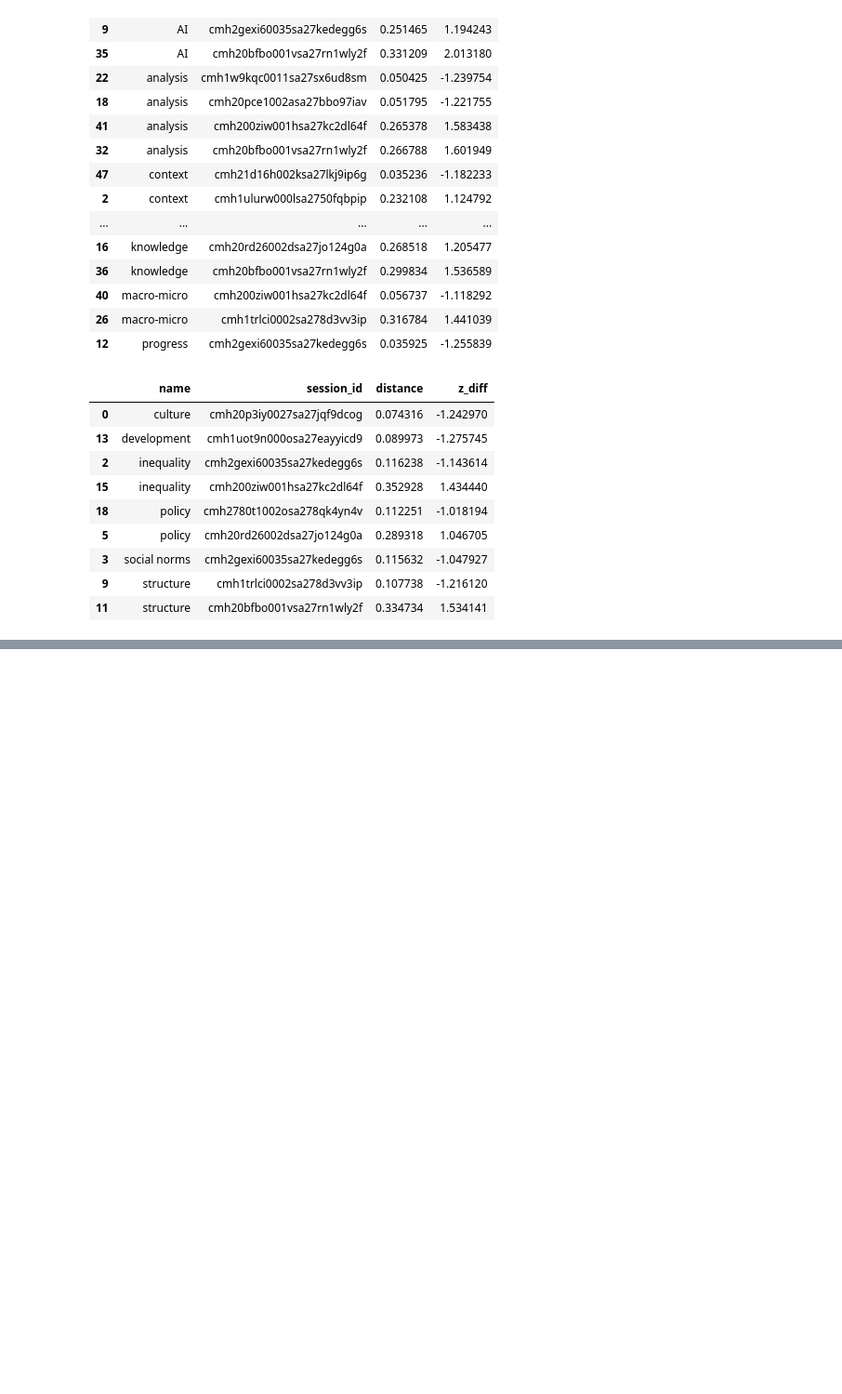
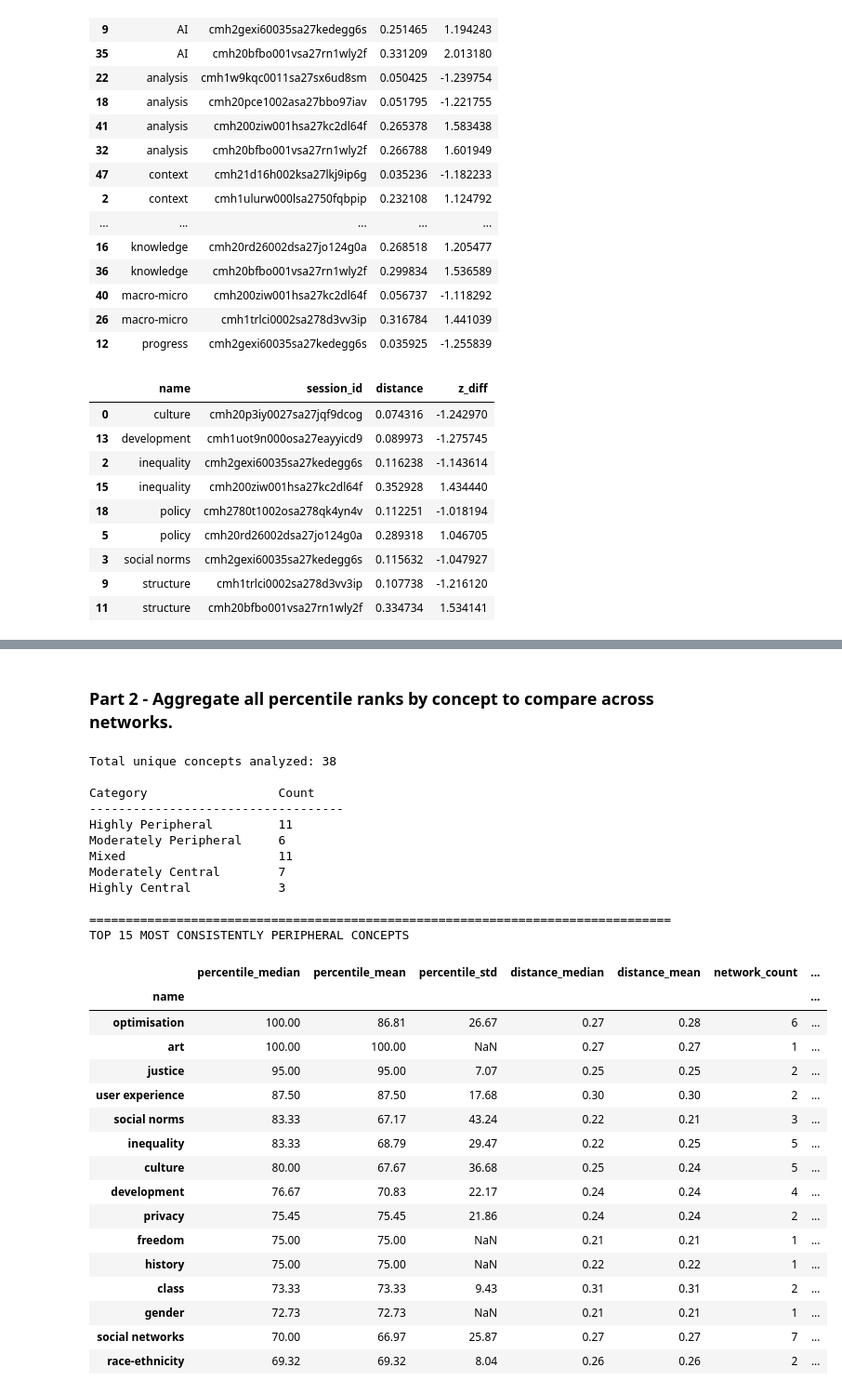
Before and after one commit to isaacbacker/GroupPres_SDS, a Jupyter notebook: Notebooks/network_analysis_group_project.ipynb, the cells around one changed output, grey strips where cells are left out. Shown at 93% size. Saved outputs shown, nothing was run; the diff lists cells and outputs as text; code cells hidden in the pictures; blank space fills up the shorter version.

Commit message:
Added my section of the code for the group presentation

```diff
--- a/Notebooks/network_analysis_group_project.ipynb
+++ b/Notebooks/network_analysis_group_project.ipynb
@@ -943,0 +1022,77 @@ cmh20rd26002dsa27jo124g0a: edges rows = 12
+# %% [markdown]
+### Part 2 - Aggregate all percentile ranks by concept to compare across networks.
+# %%
+## Part 2: Aggregate across networks to find consistently peripheral concepts
+
+# Aggregate percentile ranks for each concept across all networks
+df_concept_isolation = df_percentiles.groupby('name').agg({
+    'percentile_rank': ['median', 'mean', 'std'],
+    'mean_distance': ['median', 'mean'],
+    'session_id': 'count'  # How many networks this concept appears in
+}).round(2)
+
+# Flatten column names for easier access
+df_concept_isolation.columns = [
+    'percentile_median', 'percentile_mean', 'percentile_std',
+    'distance_median', 'distance_mean', 'network_count'
+]
+
+# Sort by median percentile rank (highest = most consistently peripheral)
+df_concept_isolation.sort_values('percentile_median', ascending=False, inplace=True)
+
+# Add interpretation column
+def interpret_isolation(percentile):
+    if percentile >= 75:
+        return 'Highly Peripheral'
+    elif percentile >= 60:
+        return 'Moderately Peripheral'
+    elif percentile <= 25:
+        return 'Highly Central'
+    elif percentile <= 40:
+        return 'Moderately Central'
+    else:
+        return 'Mixed'
+
+df_concept_isolation['isolation_category'] = df_concept_isolation['percentile_median'].apply(interpret_isolation)
+
+
+print(f"\nTotal unique concepts analyzed: {len(df_concept_isolation)}")
+print(f"\n{'Category':<25} {'Count':<10}")
+print("-" * 35)
+for category in ['Highly Peripheral', 'Moderately Peripheral', 'Mixed', 'Moderately Central', 'Highly Central']:
+    count = (df_concept_isolation['isolation_category'] == category).sum()
+    print(f"{category:<25} {count:<10}")
+
+print("\n" + "=" * 80)
+print("TOP 15 MOST CONSISTENTLY PERIPHERAL CONCEPTS")
+df_concept_isolation.head(15)
+# %% [output]
+Total unique concepts analyzed: 38
+
+Category                  Count
+-----------------------------------
+Highly Peripheral         11
+Moderately Peripheral     6
+Mixed                     11
+Moderately Central        7
+Highly Central            3
+
+================================================================================
+TOP 15 MOST CONSISTENTLY PERIPHERAL CONCEPTS
+|  | percentile_median | percentile_mean | percentile_std | distance_median | distance_mean | network_count | ... |
+| name |  |  |  |  |  |  | ... |
+| optimisation | 100.00 | 86.81 | 26.67 | 0.27 | 0.28 | 6 | ... |
+| art | 100.00 | 100.00 | NaN | 0.27 | 0.27 | 1 | ... |
+| justice | 95.00 | 95.00 | 7.07 | 0.25 | 0.25 | 2 | ... |
+| user experience | 87.50 | 87.50 | 17.68 | 0.30 | 0.30 | 2 | ... |
+| social norms | 83.33 | 67.17 | 43.24 | 0.22 | 0.21 | 3 | ... |
+| inequality | 83.33 | 68.79 | 29.47 | 0.22 | 0.25 | 5 | ... |
+| culture | 80.00 | 67.67 | 36.68 | 0.25 | 0.24 | 5 | ... |
+| development | 76.67 | 70.83 | 22.17 | 0.24 | 0.24 | 4 | ... |
+| privacy | 75.45 | 75.45 | 21.86 | 0.24 | 0.24 | 2 | ... |
+| freedom | 75.00 | 75.00 | NaN | 0.21 | 0.21 | 1 | ... |
+| history | 75.00 | 75.00 | NaN | 0.22 | 0.22 | 1 | ... |
+| class | 73.33 | 73.33 | 9.43 | 0.31 | 0.31 | 2 | ... |
+| gender | 72.73 | 72.73 | NaN | 0.21 | 0.21 | 1 | ... |
+| social networks | 70.00 | 66.97 | 25.87 | 0.27 | 0.27 | 7 | ... |
+| race-ethnicity | 69.32 | 69.32 | 8.04 | 0.26 | 0.26 | 2 | ... |
```
Also changed, not shown: parts of 7 cells of this notebook.
